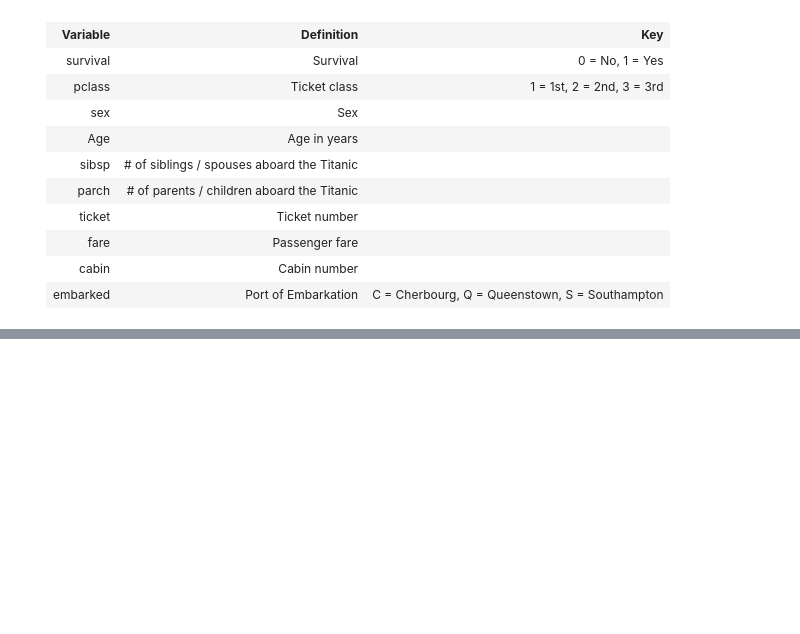
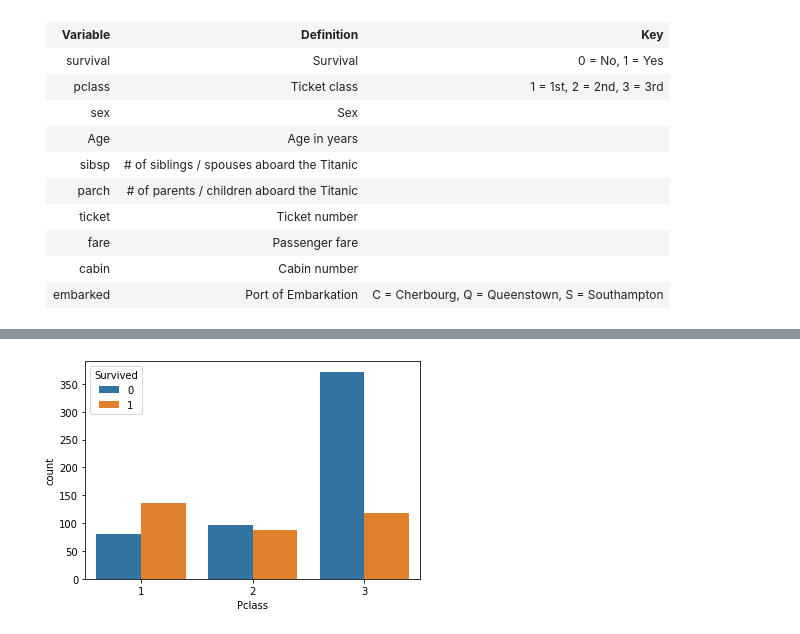
Before and after one commit to KulwinderKaur17/Portfolio, a Jupyter notebook: Titanic/eda.ipynb, the cells around one changed output, grey strips where cells are left out. Cells and saved outputs as stored; diff of their text form; code cells hidden in the pictures; blank space fills up the shorter version.

```diff
--- a/Titanic/eda.ipynb
+++ b/Titanic/eda.ipynb
@@ -185,0 +206,4 @@ Name: Cabin, Length: 147, dtype: int64
+# %%
+sns.countplot(hue='Survived', data=trd, x='Pclass');
+# %% [output]
+[figure, added]
```
Also changed, not shown: parts of 124 cells of this notebook, 34 other files.
